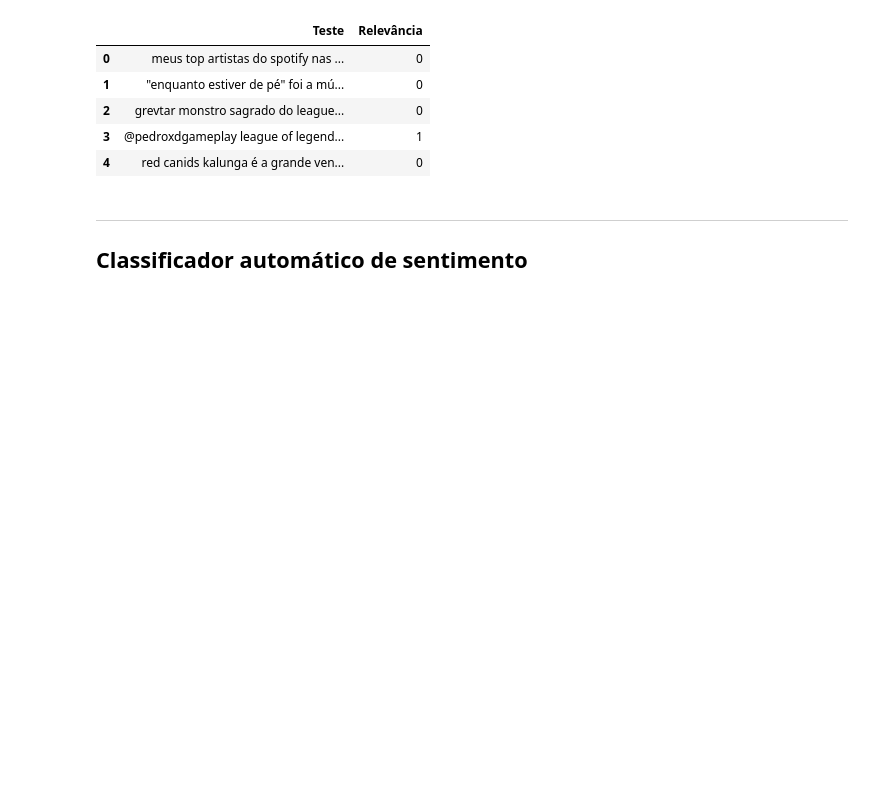
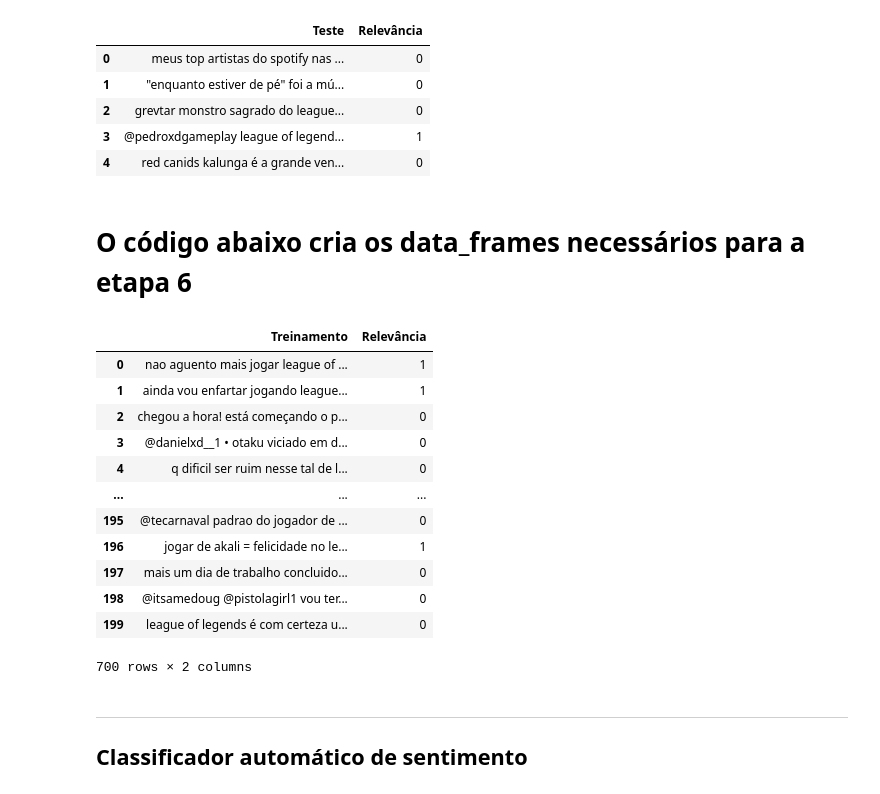
Before and after one commit to AndreBBM/Projeto-1-CDados, a Jupyter notebook: Projeto1_Funções_dos_classificadores.ipynb, the cells around one changed output. Saved outputs shown, nothing was run; the diff lists cells and outputs as text; code cells hidden in the pictures; blank space fills up the shorter version.

```diff
--- a/Projeto1_Funções_dos_classificadores.ipynb
+++ b/Projeto1_Funções_dos_classificadores.ipynb
@@ -43,6 +43,31 @@ test.head(5)
 | 2 | grevtar monstro sagrado do league... | 0 |
 | 3 | @pedroxdgameplay league of legend... | 1 |
 | 4 | red canids kalunga é a grande ven... | 0 |
+# %% [markdown]
+# O código abaixo cria os data_frames necessários para a etapa 6
+# %%
+test_2 = test.rename(columns={'Teste': 'Treinamento'})
+
+
+data_frames = [train, test_2]
+
+combined = pd.concat(data_frames)
+combined
+#test_2
+# %% [output]
+|  | Treinamento | Relevância |
+| 0 | nao aguento mais jogar league of ... | 1 |
+| 1 | ainda vou enfartar jogando league... | 1 |
+| 2 | chegou a hora! está começando o p... | 0 |
+| 3 | @danielxd__1 • otaku viciado em d... | 0 |
+| 4 | q dificil ser ruim nesse tal de l... | 0 |
+| ... | ... | ... |
+| 195 | @tecarnaval padrao do jogador de ... | 0 |
+| 196 | jogar de akali = felicidade no le... | 1 |
+| 197 | mais um dia de trabalho concluido... | 0 |
+| 198 | @itsamedoug @pistolagirl1 vou ter... | 0 |
+| 199 | league of legends é com certeza u... | 0 |
+700 rows × 2 columns
 # %% [markdown]
 ___
 ## Classificador automático de sentimento
```
Also changed, not shown: parts of 5 cells of this notebook.
